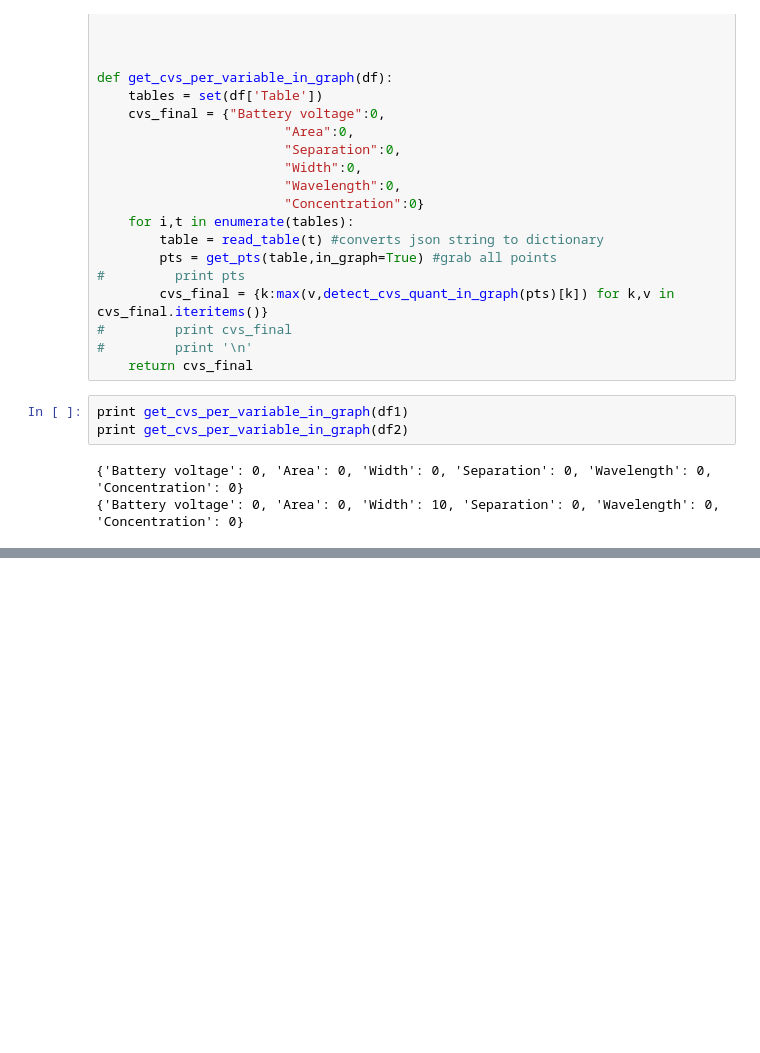
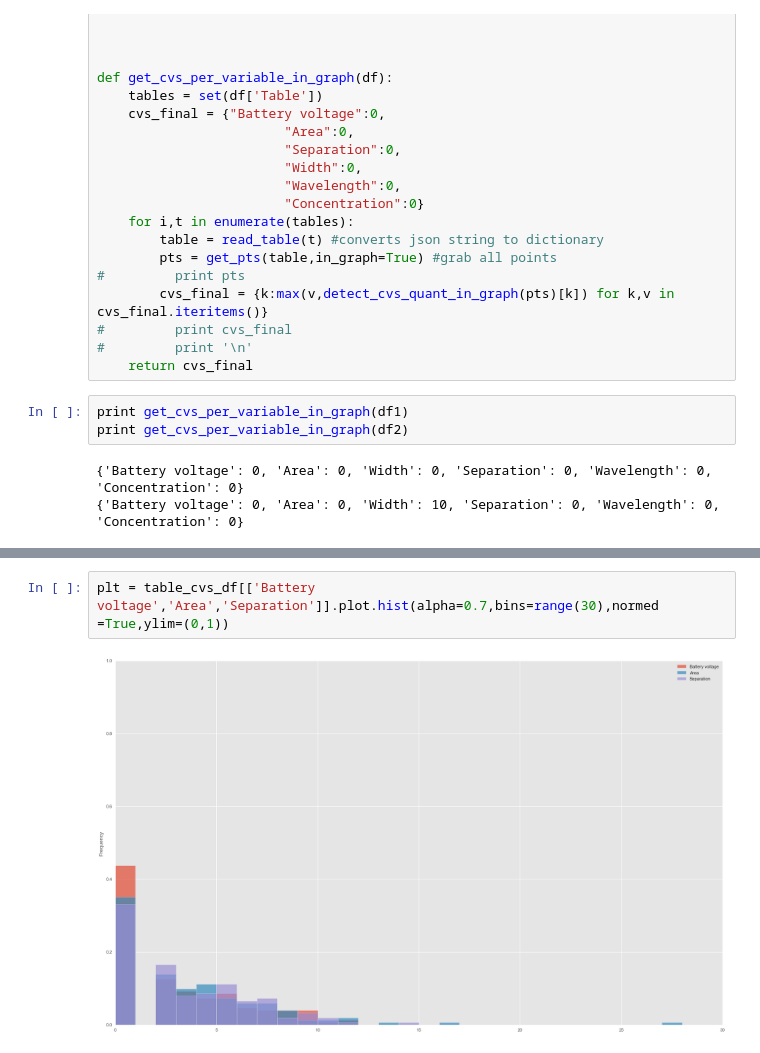
Before and after one commit to jmassall/inquiry_virtualLabs_study, a Jupyter notebook: analyzing_log/cvs_detector.ipynb, the cells around one changed output, grey strips where cells are left out. Cells and saved outputs as stored; diff of their text form; blank space fills up the shorter version.

```diff
--- a/analyzing_log/cvs_detector.ipynb
+++ b/analyzing_log/cvs_detector.ipynb
@@ -159,0 +229,4 @@ print get_cvs_per_variable_in_graph(df2)
+# %%
+plt = table_cvs_df[['Battery voltage','Area','Separation']].plot.hist(alpha=0.7,bins=range(30),normed =True,ylim=(0,1))
+# %% [output]
+[figure, added]
```
Also changed, not shown: parts of 13 cells of this notebook, 2 other files.
